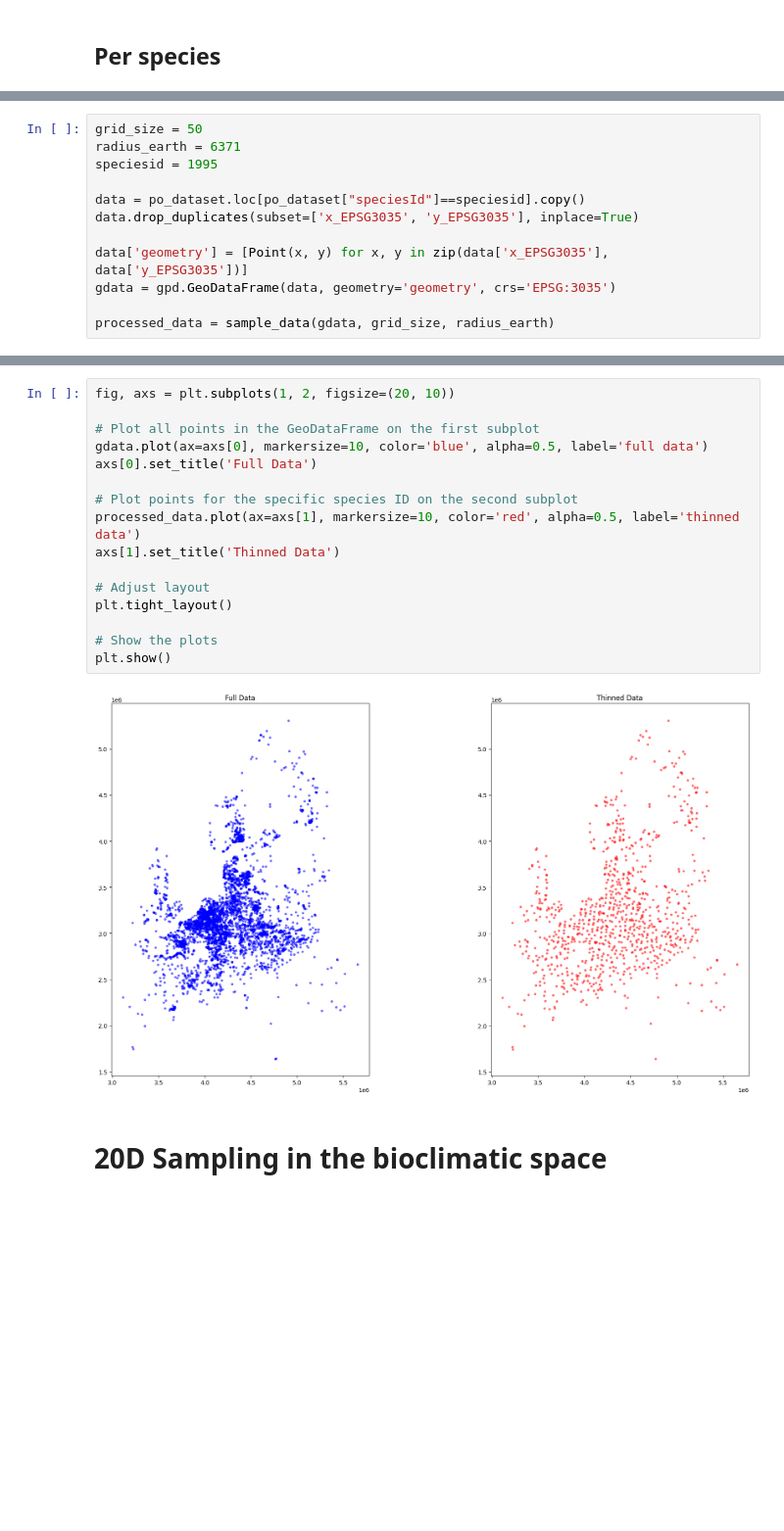
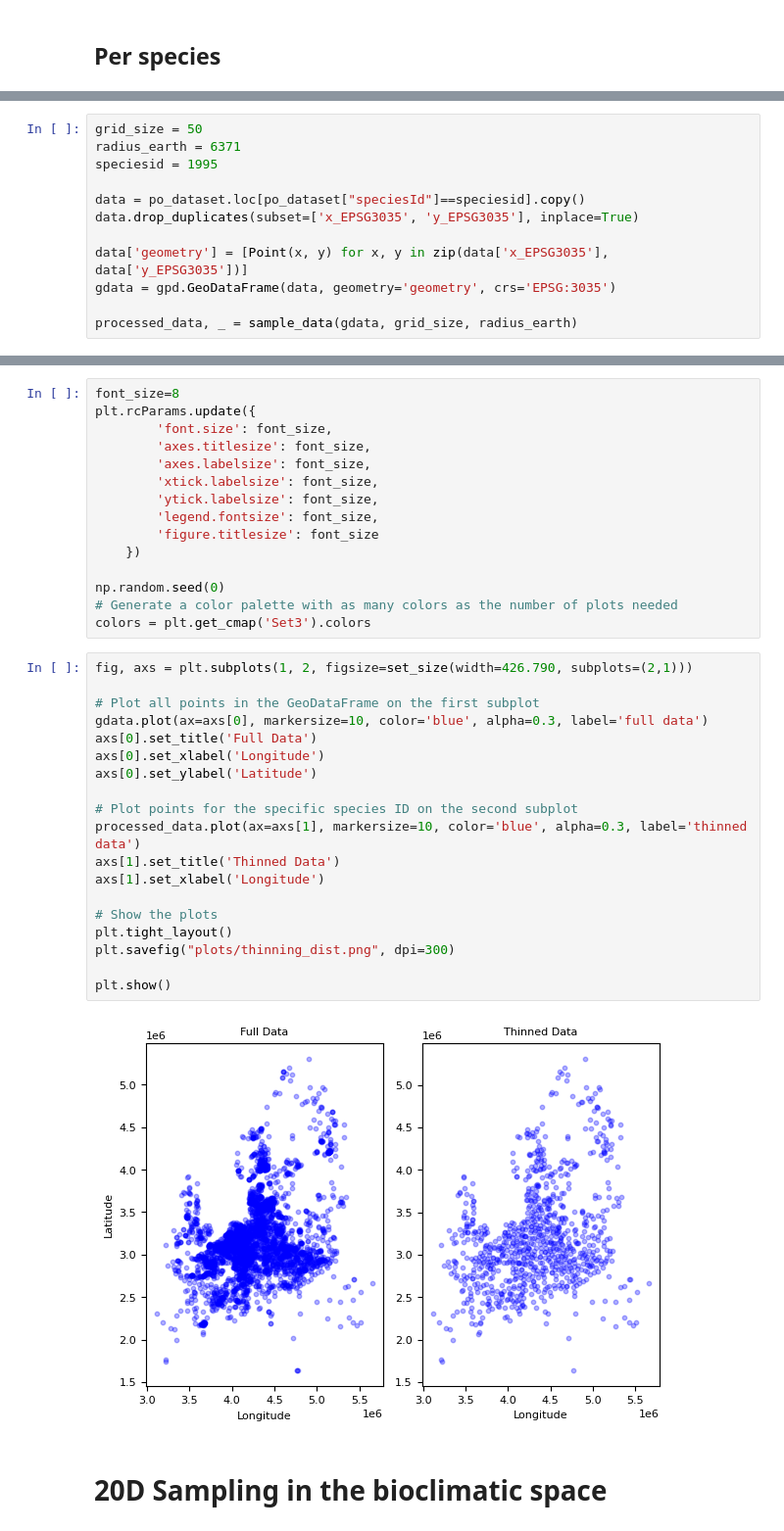
Before and after one commit to hannaribaspeeters/master-thesis-work, a Jupyter notebook: pg_grid_sampling.ipynb, the cells around one changed output, grey strips where cells are left out. Shown: that part at 98% size. Drawn from its saved outputs; the diff is of its cells as text; blank space fills up the shorter version.

```diff
--- a/pg_grid_sampling.ipynb
+++ b/pg_grid_sampling.ipynb
@@ -175,4 +214,4 @@ data.drop_duplicates(subset=['x_EPSG3035', 'y_EPSG3035'], inplace=True)
 data['geometry'] = [Point(x, y) for x, y in zip(data['x_EPSG3035'], data['y_EPSG3035'])]
 gdata = gpd.GeoDataFrame(data, geometry='geometry', crs='EPSG:3035')
 
-processed_data = sample_data(gdata, grid_size, radius_earth)
+processed_data, _ = sample_data(gdata, grid_size, radius_earth)
@@ -181,21 +218,39 @@ ValueError: too many values to unpack (expected 4)
+# %%
+font_size=8
+plt.rcParams.update({
+        'font.size': font_size,
+        'axes.titlesize': font_size,
+        'axes.labelsize': font_size,
+        'xtick.labelsize': font_size,
+        'ytick.labelsize': font_size,
+        'legend.fontsize': font_size,
+        'figure.titlesize': font_size
+    })
+
+np.random.seed(0)
+# Generate a color palette with as many colors as the number of plots needed
+colors = plt.get_cmap('Set3').colors
 # %%
-fig, axs = plt.subplots(1, 2, figsize=(20, 10))
+fig, axs = plt.subplots(1, 2, figsize=set_size(width=426.790, subplots=(2,1)))
 
 # Plot all points in the GeoDataFrame on the first subplot
-gdata.plot(ax=axs[0], markersize=10, color='blue', alpha=0.5, label='full data')
+gdata.plot(ax=axs[0], markersize=10, color='blue', alpha=0.3, label='full data')
 axs[0].set_title('Full Data')
+axs[0].set_xlabel('Longitude')
+axs[0].set_ylabel('Latitude')
 
 # Plot points for the specific species ID on the second subplot
-processed_data.plot(ax=axs[1], markersize=10, color='red', alpha=0.5, label='thinned data')
+processed_data.plot(ax=axs[1], markersize=10, color='blue', alpha=0.3, label='thinned data')
 axs[1].set_title('Thinned Data')
-
-# Adjust layout
-plt.tight_layout()
+axs[1].set_xlabel('Longitude')
 
 # Show the plots
+plt.tight_layout()
+plt.savefig("plots/thinning_dist.png", dpi=300)
+
 plt.show()
 # %% [output]
-[figure, old version]
+[figure, new version]
 # %% [markdown]
 # 20D Sampling in the bioclimatic space
 # %%
```
Also changed, not shown: parts of 8 cells of this notebook, 5 other files.
